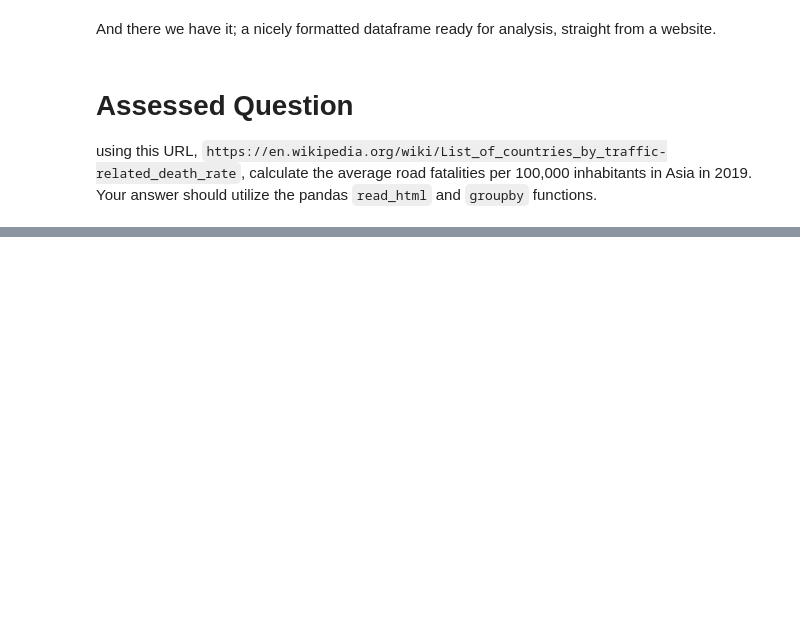
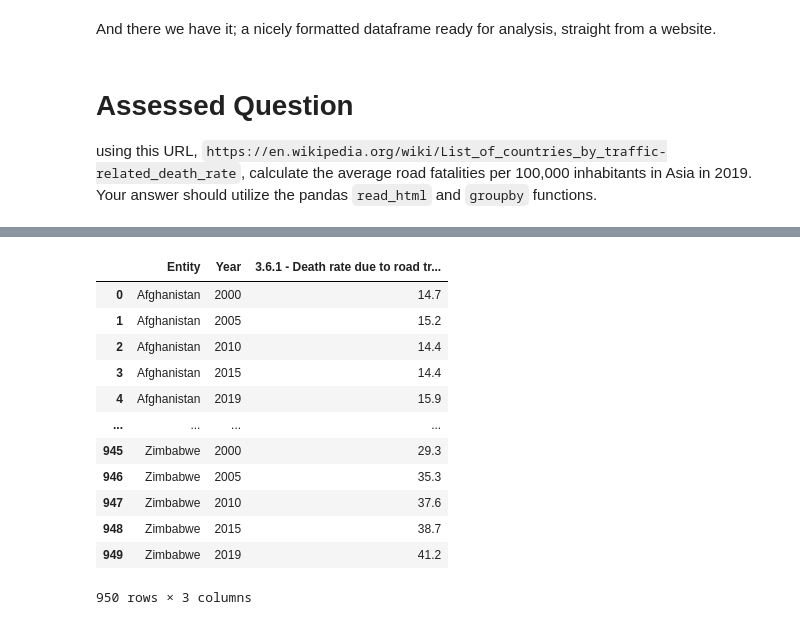
Before and after one commit to rebeccarlredmayne-cmd/QM2, a Jupyter notebook: W2_Working_with_Data_in_Pandas.ipynb, the cells around one changed output, grey strips where cells are left out. Drawn from its saved outputs; the diff is of its cells as text; code cells hidden in the pictures; blank space fills up the shorter version.

```diff
--- a/W2_Working_with_Data_in_Pandas.ipynb
+++ b/W2_Working_with_Data_in_Pandas.ipynb
@@ -485,0 +394,18 @@ HTTPError: HTTP Error 403: Forbidden
+# %%
+import pandas as pd
+df=pd.read_csv('death-rate-road-traffic-injuries.csv')
+df
+# %% [output]
+|  | Entity | Year | 3.6.1 - Death rate due to road tr... |
+| 0 | Afghanistan | 2000 | 14.7 |
+| 1 | Afghanistan | 2005 | 15.2 |
+| 2 | Afghanistan | 2010 | 14.4 |
+| 3 | Afghanistan | 2015 | 14.4 |
+| 4 | Afghanistan | 2019 | 15.9 |
+| ... | ... | ... | ... |
+| 945 | Zimbabwe | 2000 | 29.3 |
+| 946 | Zimbabwe | 2005 | 35.3 |
+| 947 | Zimbabwe | 2010 | 37.6 |
+| 948 | Zimbabwe | 2015 | 38.7 |
+| 949 | Zimbabwe | 2019 | 41.2 |
+950 rows × 3 columns
```
Also changed, not shown: parts of 16 cells of this notebook.
